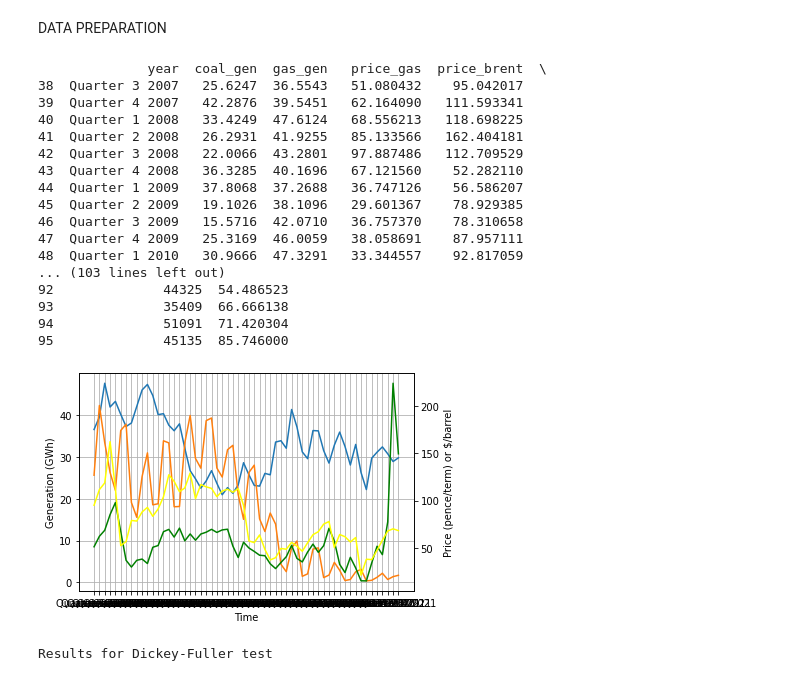
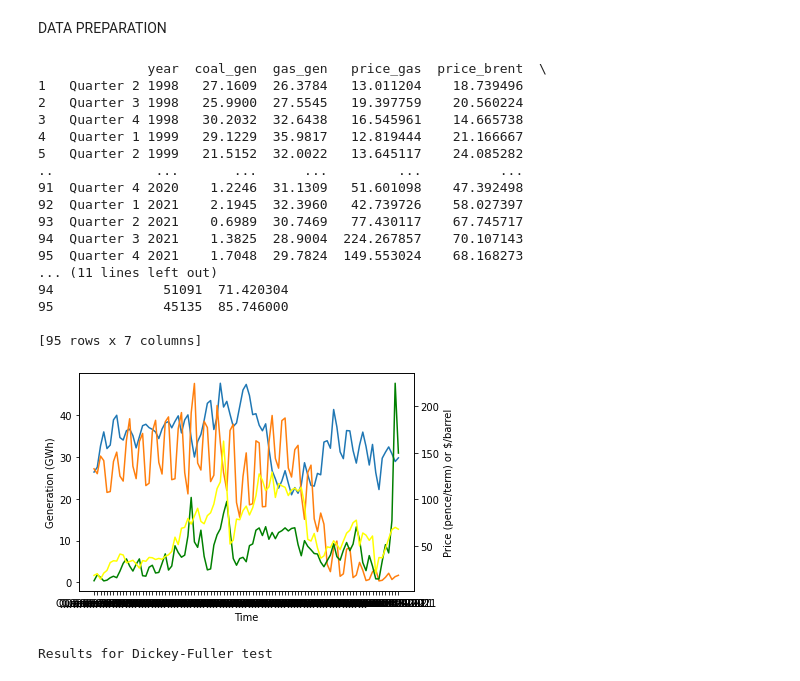
Before and after one commit to lruffie/GasPriceDecomp, a Jupyter notebook: VAR_V1.ipynb, the cells around one changed output. Saved outputs shown, nothing was run; the diff lists cells and outputs as text; code cells hidden in the pictures.

```diff
--- a/VAR_V1.ipynb
+++ b/VAR_V1.ipynb
@@ -10,42 +10,42 @@ from statsmodels.tsa.api import VAR
 DATA PREPARATION
 # %%
 data_df=pd.read_excel('Gas Data processed.xlsx',sheet_name="code")
-df=data_df.loc[38:97,["year", "coal_gen", "gas_gen", "price_gas", "price_brent","open_interest_gas","ets"]]
+df=data_df.loc[1:97,["year", "coal_gen", "gas_gen", "price_gas", "price_brent","open_interest_gas","ets"]]
 print(df)
 
 #first ets value at line 38
 # %% [output]
               year  coal_gen  gas_gen   price_gas  price_brent  \
-38  Quarter 3 2007   25.6247  36.5543   51.080432    95.042017
-39  Quarter 4 2007   42.2876  39.5451   62.164090   111.593341
-40  Quarter 1 2008   33.4249  47.6124   68.556213   118.698225
-41  Quarter 2 2008   26.2931  41.9255   85.133566   162.404181
-42  Quarter 3 2008   22.0066  43.2801   97.887486   112.709529
-43  Quarter 4 2008   36.3285  40.1696   67.121560    52.282110
-44  Quarter 1 2009   37.8068  37.2688   36.747126    56.586207
-45  Quarter 2 2009   19.1026  38.1096   29.601367    78.929385
-46  Quarter 3 2009   15.5716  42.0710   36.757370    78.310658
-47  Quarter 4 2009   25.3169  46.0059   38.058691    87.957111
-48  Quarter 1 2010   30.9666  47.3291   33.344557    92.817059
-... (103 lines left out)
-92              44325  54.486523
-93              35409  66.666138
+1   Quarter 2 1998   27.1609  26.3784   13.011204    18.739496
+2   Quarter 3 1998   25.9900  27.5545   19.397759    20.560224
+3   Quarter 4 1998   30.2032  32.6438   16.545961    14.665738
+4   Quarter 1 1999   29.1229  35.9817   12.819444    21.166667
+5   Quarter 2 1999   21.5152  32.0022   13.645117    24.085282
+..             ...       ...      ...         ...          ...
+91  Quarter 4 2020    1.2246  31.1309   51.601098    47.392498
+92  Quarter 1 2021    2.1945  32.3960   42.739726    58.027397
+93  Quarter 2 2021    0.6989  30.7469   77.430117    67.745717
+94  Quarter 3 2021    1.3825  28.9004  224.267857    70.107143
+95  Quarter 4 2021    1.7048  29.7824  149.553024    68.168273
+... (11 lines left out)
 94              51091  71.420304
 95              45135  85.746000
+
+[95 rows x 7 columns]
 # %%
 plt.plot(df.year, df.gas_gen)
 plt.plot(df.year, df.coal_gen)
 plt.xlabel("Time")
 plt.ylabel("Generation (GWh)")
-plt.grid()
+#plt.grid()
 plt2=plt.twinx()
 plt2.plot(df.year, df.price_gas, color="green")
 plt2.plot(df.year, df.price_brent, color="yellow")
 plt2.set_ylabel("Price (pence/term) or $/barrel", color="black")
 #plt.ylabel
 plt.show()
 # %% [output]
-[figure, old version]
+[figure, new version]
 # %%
 #Vector:
 dcoal=df.coal_gen
```
Also changed, not shown: parts of 18 cells of this notebook, 2 other files.
